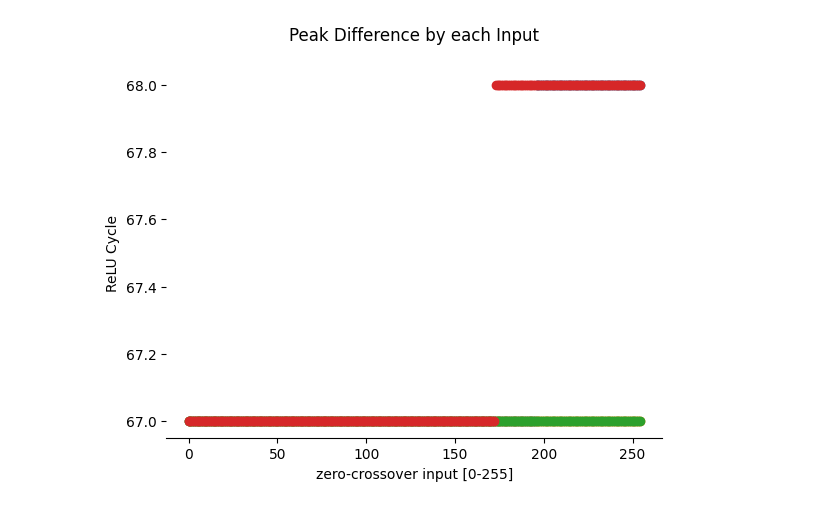
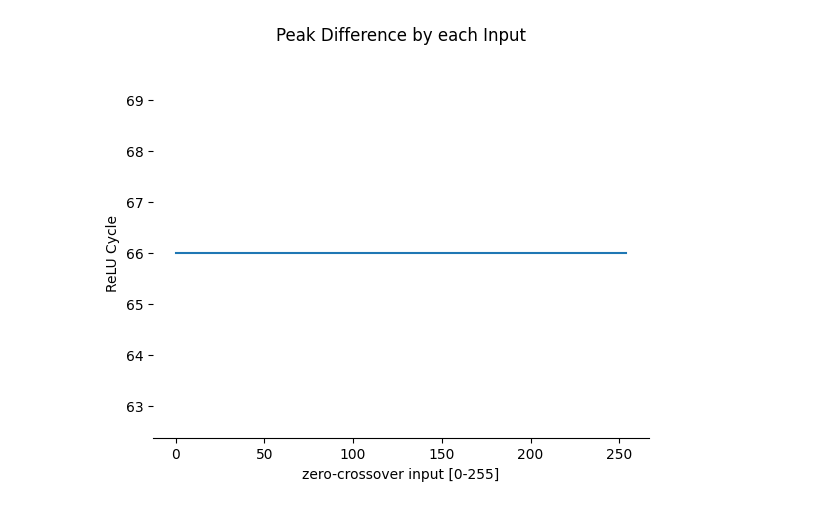
Before and after one commit to andsopwn/Neural-Network-Attack-2022, a Jupyter notebook: Float-Point-NN-Mantissa/zcoi/ReLU_timing.ipynb, the cells around one changed output. Cells and saved outputs as stored; diff of their text form; code cells hidden in the pictures.

```diff
--- a/Float-Point-NN-Mantissa/zcoi/ReLU_timing.ipynb
+++ b/Float-Point-NN-Mantissa/zcoi/ReLU_timing.ipynb
@@ -7,10 +7,9 @@ import struct
 dir = '../Trace/' # WSL 22.04.
 #dir = '../../mnt/c/Users/louxsoen/Documents/P/Nerual-Network-SCA/Float-Point-NN-Mantissa/Trace/'
 # %%
-corrp = np.load(dir + "corr_plus.npy")
-corrm = np.load(dir + "corr_minus.npy")
-
-ref = 5
+corrp = np.load(dir + "corrp.npy")
+corrm = np.load(dir + "corrm.npy")
+ref = 4
 stp = 260
 
 maxval = np.zeros([255, ref])
@@ -19,7 +18,6 @@ area = np.zeros(stp)
 
 for trace in range(0, 255):
     mdex = np.argmax(corrp[trace])
-
     for block in range(0, ref):
         sdex = mdex + (stp * block)
         area = corrp[trace][sdex:sdex+stp]
@@ -28,12 +26,6 @@ for trace in range(0, 255):
 for t in range(0, 255):
     for i in range(0, ref):
         maxval[t][i] += stp * i
-
-print(maxval[100])
-print(maxval[200])
-
 for t in range(0, 255):
     for i in range(0, ref-1):
         timing[t][i] = (maxval[t][i+1] - maxval[t][i]) / 4
-
-print(timing)
@@ -50,17 +32,13 @@ print(timing)
 # %%
-#np.transpose(real)
-
 fig, ax = plt.subplots()
-
+timing = np.transpose(timing)
 ax.set_title('Peak Difference by each Input', pad=20)
 ax.spines['top'].set_visible(False)
 ax.spines['left'].set_visible(False)
 ax.spines['right'].set_visible(False)
-
 ax.set_xlabel('zero-crossover input [0-255]')
 ax.set_ylabel('ReLU Cycle')
-
-plt.plot(timing,'o')
-np.save(dir + "diff", timing)
+plt.plot(timing[0], '-')
+plt.show()
 # %% [output]
-[figure, old version]
+[figure, new version]
```
Also changed, not shown: parts of 2 cells of this notebook, 12 other files.
